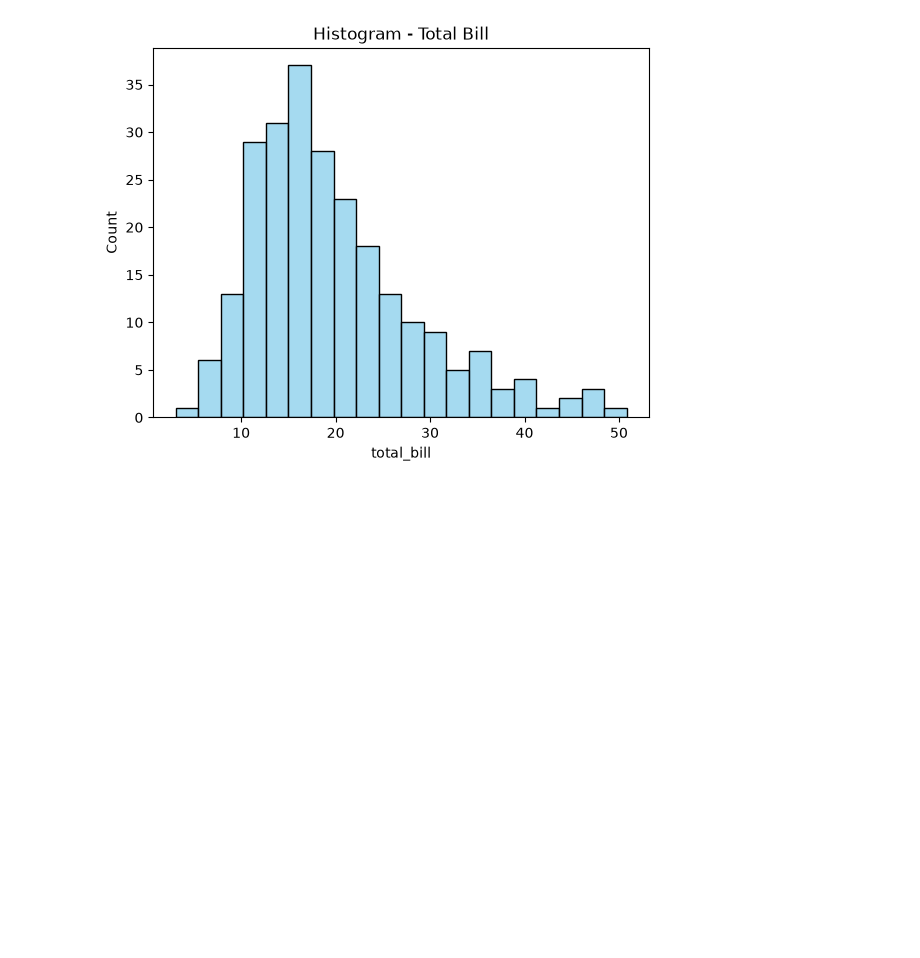
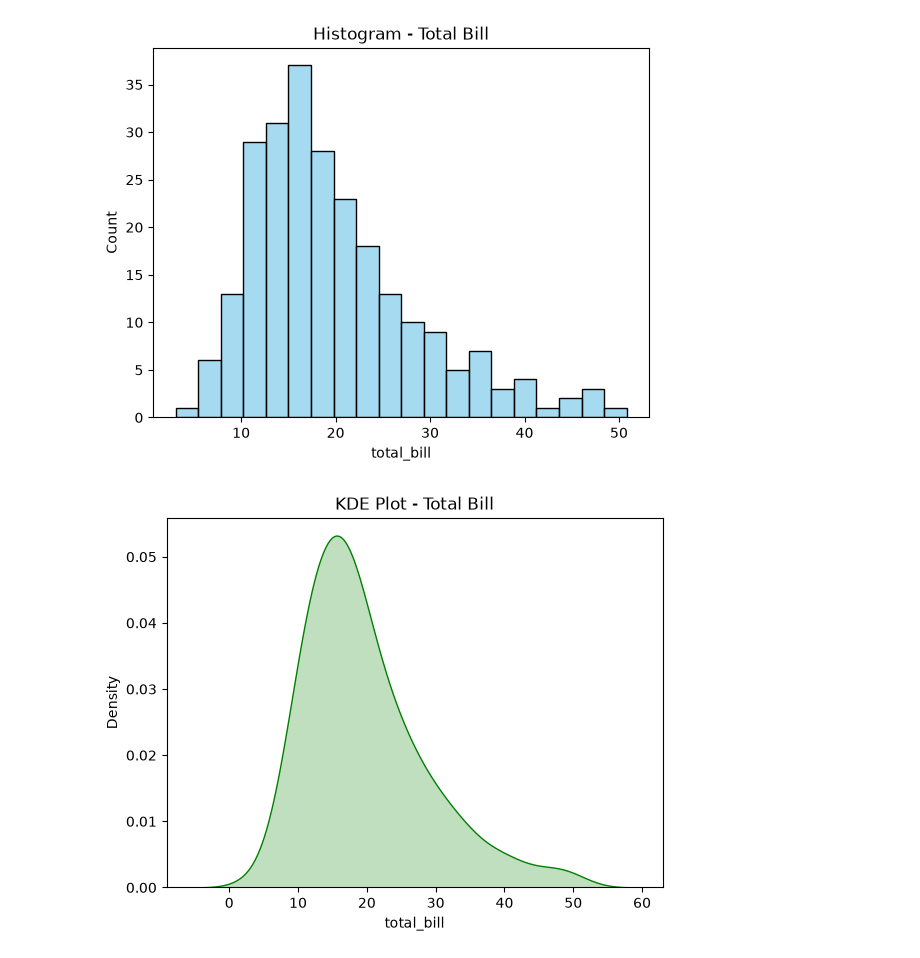
Before and after one commit to kalairajatechp/matplotlib, a Jupyter notebook: histogram_analysis.ipynb, the cells around one changed output. Drawn from its saved outputs; the diff is of its cells as text; code cells hidden in the pictures; blank space fills up the shorter version.

```diff
--- a/histogram_analysis.ipynb
+++ b/histogram_analysis.ipynb
@@ -11,3 +11,10 @@ plt.savefig("histogram_total_bill.png")
 plt.show()
 # %% [output]
 [figure]
+# %%
+sns.kdeplot(df['total_bill'], fill=True, color='green')
+plt.title("KDE Plot - Total Bill")
+plt.savefig("KDE Plot - Total Bill.png")
+plt.show()
+# %% [output]
+[figure, added]
```
